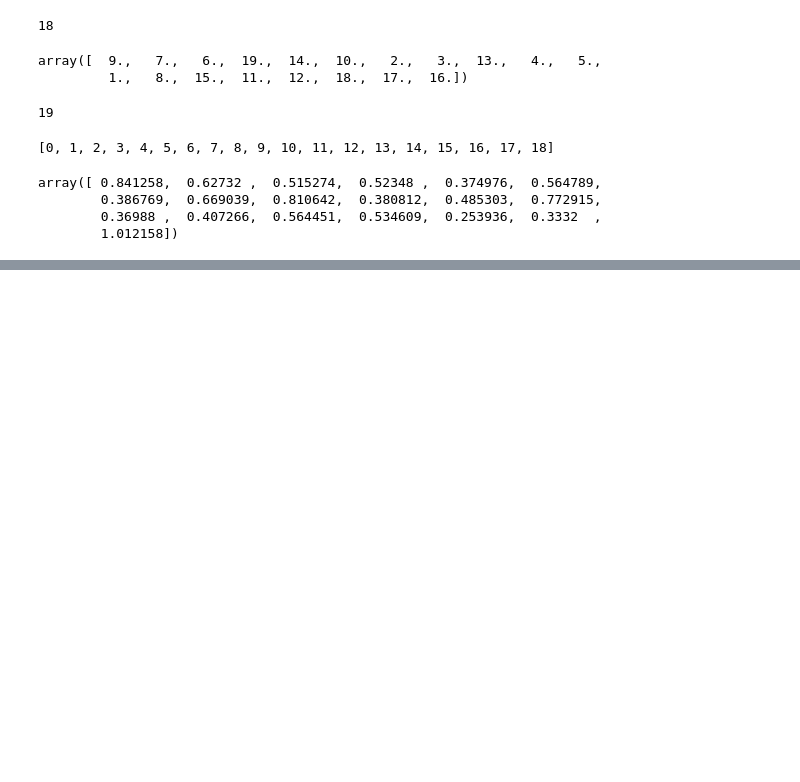
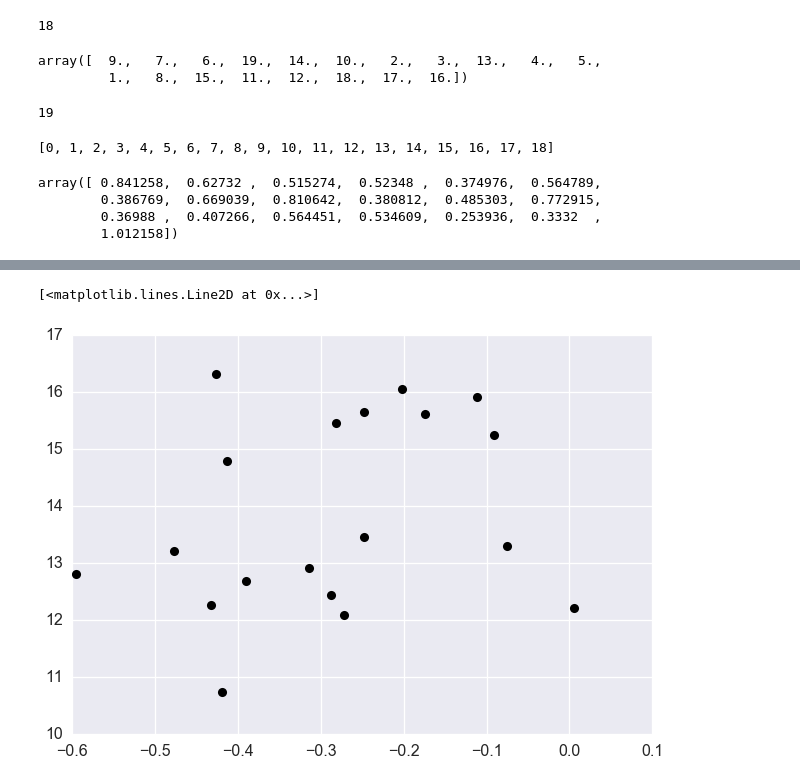
Before and after one commit to vickyscowcroft/omegaCen, a Jupyter notebook: calibrated_files/matching_to_kaluzny.ipynb, the cells around one changed output, grey strips where cells are left out. Saved outputs shown, nothing was run; the diff lists cells and outputs as text; code cells hidden in the pictures; blank space fills up the shorter version.

```diff
--- a/calibrated_files/matching_to_kaluzny.ipynb
+++ b/calibrated_files/matching_to_kaluzny.ipynb
@@ -50,11 +50,18 @@ input_lc_data = input_target + '_' + channel + '.cal'
 
 mjds = np.zeros(len(input_image_list))
 
-for count in range(0, len(input_image_list)):
-	hdulist = fits.open(input_image_list[count])
-	prihdr = hdulist[0].header
-	date_obs = Time(prihdr['date_obs'])
-	mjds[count] = date_obs.mjd
+## Commenting this out for now - using a list of MJDS rather than reading them from headers.
+
+#for count in range(0, len(input_image_list)):
+#	hdulist = fits.open(input_image_list[count])
+#	prihdr = hdulist[0].header
+#	date_obs = Time(prihdr['date_obs'])
+#	mjds[count] = date_obs.mjd
+
+## Get the mjds from these files - only applicable to omega cen data
+
+mjd_file = input_target + '_' + channel + '.mjds'
+epoch_num, mjds = np.loadtxt(mjd_file, unpack=True)
 
 epoch1_ids, kal_ids = np.loadtxt(input_target + '_' + channel + '_rrl.tfr', skiprows=14, usecols=(0, 15), unpack=True)
 k_ids, periods = np.loadtxt(catalog, usecols=(0,5), unpack=True)
@@ -289,0 +306,2 @@ len(periods)
+# %%
+merged_tables['BadStar'] = False
@@ -290,2 +333,11 @@ len(periods)
 # %%
+
 ### Doing some quality checks on the matching
+mp.close()
+mp.clf()
+axp1 = mp.subplot(111)
+
+axp1.plot(np.log10(merged_tables.Period), merged_tables.mag, 'ko')
+# %% [output]
+[<matplotlib.lines.Line2D at 0x...>]
+[figure, added]
```
Also changed, not shown: parts of 5 cells of this notebook, 26 other files.
